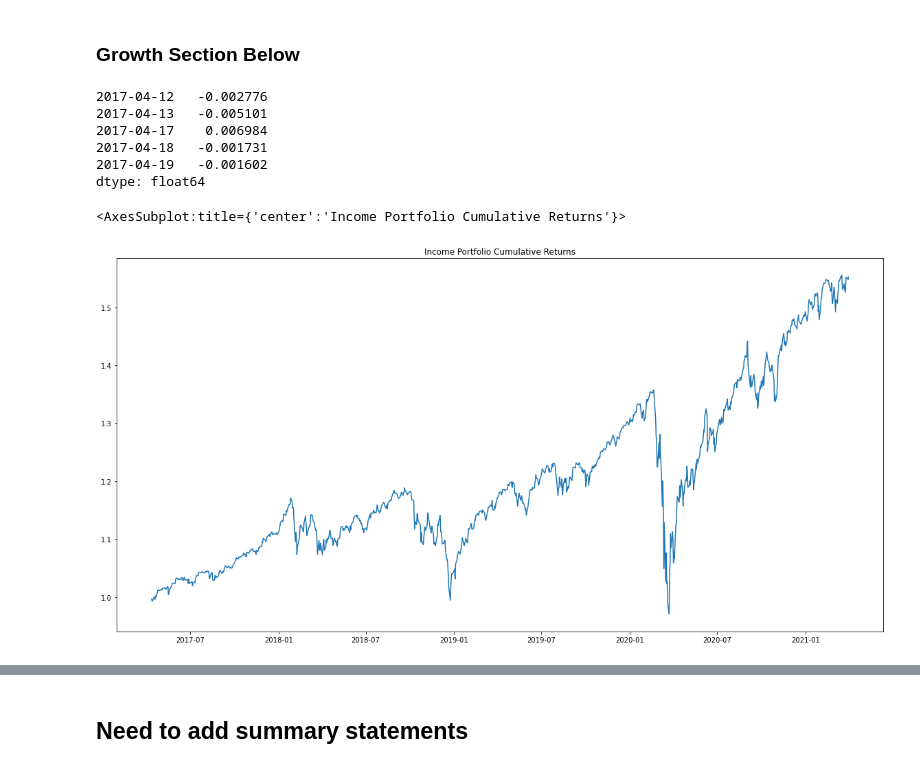
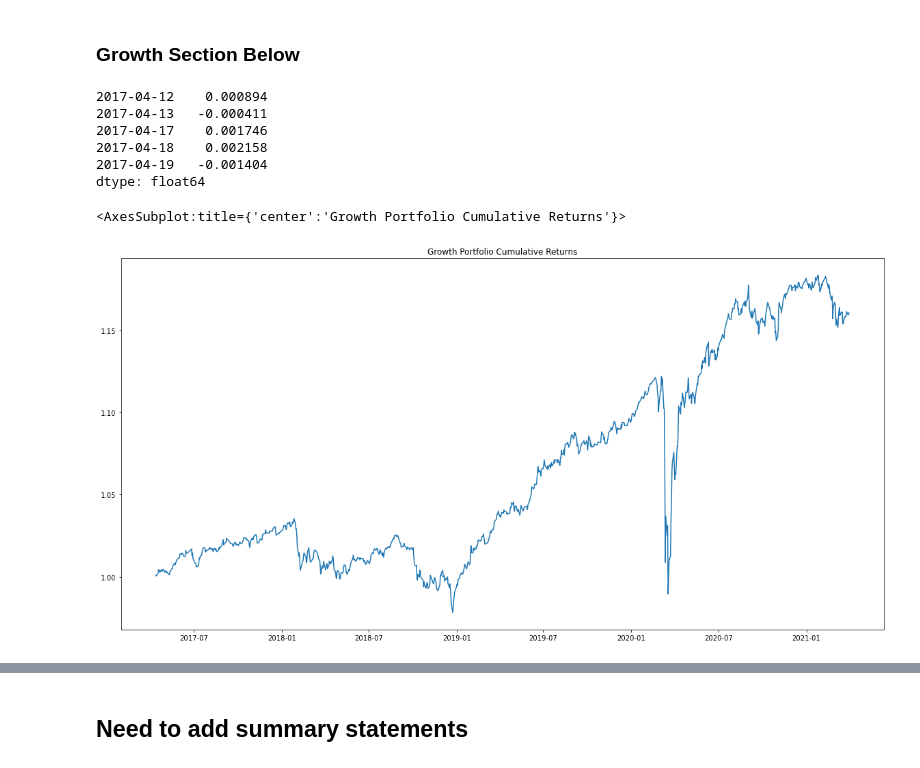
Before and after one commit to hammer888-tech/Project_1, a Jupyter notebook: Project_1B.ipynb, the cells around one changed output, grey strips where cells are left out. Cells and saved outputs as stored; diff of their text form; code cells hidden in the pictures.

```diff
--- a/Project_1B.ipynb
+++ b/Project_1B.ipynb
@@ -338,25 +326,22 @@ income_sharpe_ratios.plot(kind="bar", title="Sharpe Ratios")
 ### Growth Section Below
 # %%
 #Assigning weights to Traditional Growth (tg) portfolio
-growth_spy_percentage = 0.8
-growth_schz_percentage = 0.2
-
-traditional_returns = df_closingprice.pct_change()
-traditional_returns = traditional_returns.dropna().copy()
-weights_ti = [income_spy_percentage, income_schz_percentage]
-income_portfolio_weighted = traditional_returns.dot(weights_ti)
-income_portfolio_weighted.head()
+tg_spy_percentage = 0.8
+tg_schz_percentage = 0.2
+weights_tg = [tg_spy_percentage, tg_schz_percentage]
+tg_portfolio_weighted = traditional_returns.dot(weights_tg)
+tg_portfolio_weighted.head()
 # %% [output]
-2017-04-12   -0.002776
-2017-04-13   -0.005101
-2017-04-17    0.006984
-2017-04-18   -0.001731
-2017-04-19   -0.001602
+2017-04-12    0.000894
+2017-04-13   -0.000411
+2017-04-17    0.001746
+2017-04-18    0.002158
+2017-04-19   -0.001404
 dtype: float64
 # %%
 #Calculate and plot combined returns
-income_portfolio_cumulative_returns = (1 + income_portfolio_weighted).cumprod()
-income_portfolio_cumulative_returns.plot(figsize=(20,10), title = "Income Portfolio Cumulative Returns")
+tg_portfolio_cumulative_returns = (1 + tg_portfolio_weighted).cumprod()
+tg_portfolio_cumulative_returns.plot(figsize=(20,10), title = "Growth Portfolio Cumulative Returns")
 # %% [output]
-<AxesSubplot:title={'center':'Income Portfolio Cumulative Returns'}>
+<AxesSubplot:title={'center':'Growth Portfolio Cumulative Returns'}>
-[figure, old version]
+[figure, new version]
```
Also changed, not shown: parts of 25 cells of this notebook.
